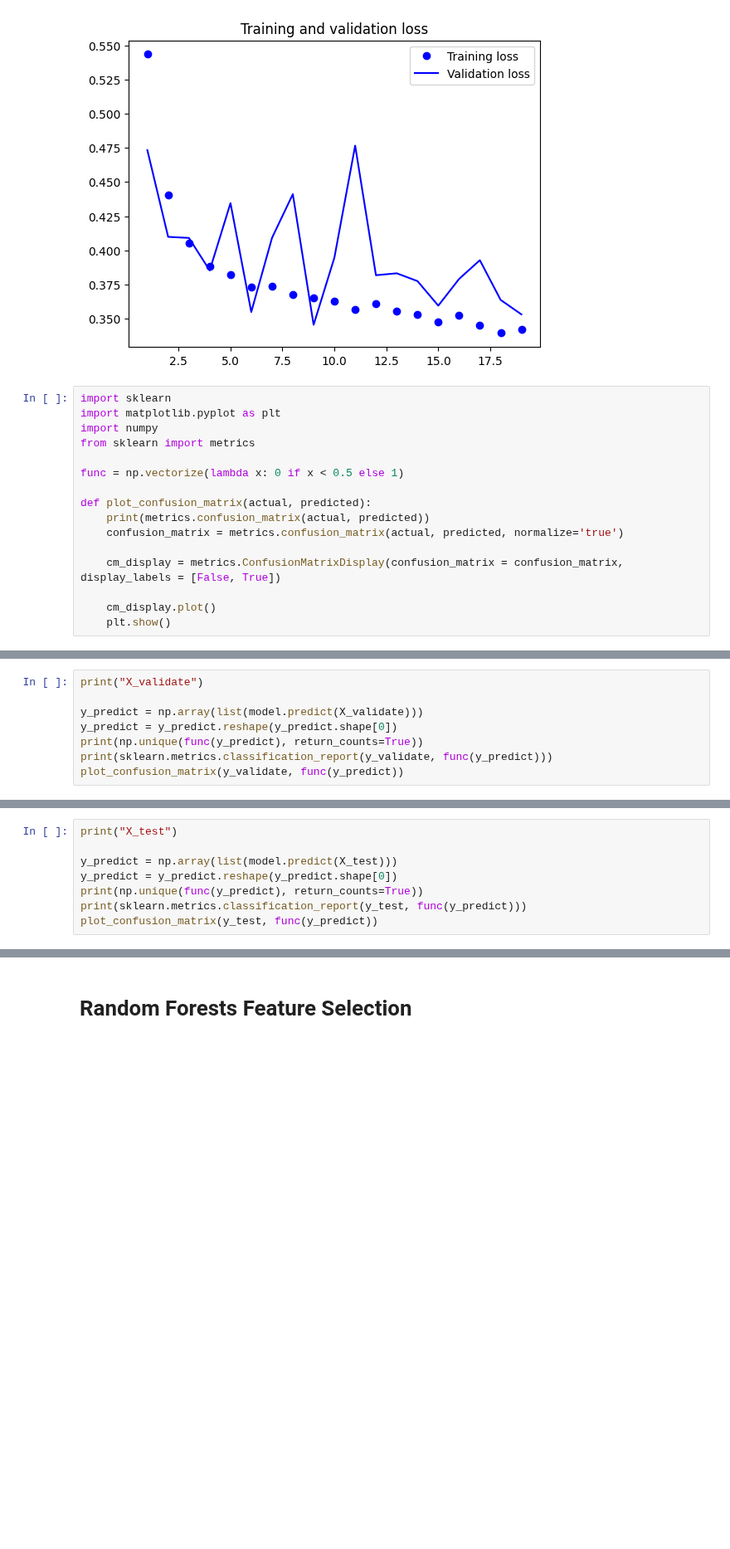
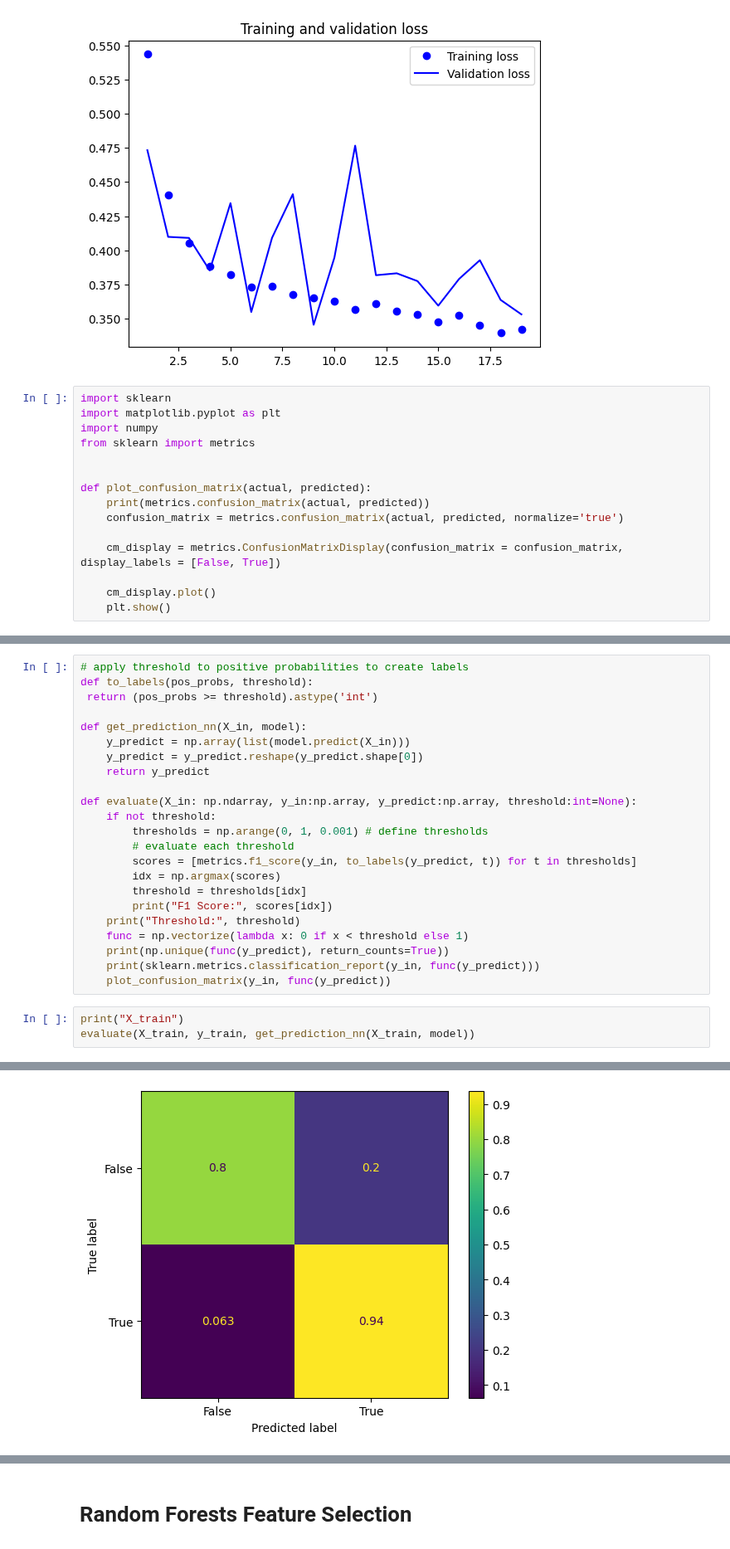
Before and after one commit to ta0a2000t/NASA_Harvest_repo, a Jupyter notebook: Harvest_Event_Detec/harvest_event_detec/nn_model.ipynb, the cells around one changed output, grey strips where cells are left out. Shown at 83% size. Drawn from its saved outputs; the diff is of its cells as text; blank space fills up the shorter version.

Commit message:
selecting best threshold

```diff
--- a/Harvest_Event_Detec/harvest_event_detec/nn_model.ipynb
+++ b/Harvest_Event_Detec/harvest_event_detec/nn_model.ipynb
@@ -255,7 +255,6 @@ import matplotlib.pyplot as plt
 import numpy
 from sklearn import metrics
 
-func = np.vectorize(lambda x: 0 if x < 0.5 else 1)
 
 def plot_confusion_matrix(actual, predicted):
     print(metrics.confusion_matrix(actual, predicted))
@@ -291,8 +266,0 @@ weighted avg       0.86      0.86      0.86      5340
-# %%
-print("X_validate")
-
-y_predict = np.array(list(model.predict(X_validate)))
-y_predict = y_predict.reshape(y_predict.shape[0])
-print(np.unique(func(y_predict), return_counts=True))
-print(sklearn.metrics.classification_report(y_validate, func(y_predict)))
-plot_confusion_matrix(y_validate, func(y_predict))
@@ -315,8 +266,0 @@ weighted avg       0.92      0.84      0.87     12376
-# %%
-print("X_test")
-
-y_predict = np.array(list(model.predict(X_test)))
-y_predict = y_predict.reshape(y_predict.shape[0])
-print(np.unique(func(y_predict), return_counts=True))
-print(sklearn.metrics.classification_report(y_test, func(y_predict)))
-plot_confusion_matrix(y_test, func(y_predict))
@@ -338,0 +267,27 @@ weighted avg       0.91      0.83      0.86      3841
+# %%
+# apply threshold to positive probabilities to create labels
+def to_labels(pos_probs, threshold):
+ return (pos_probs >= threshold).astype('int')
+
+def get_prediction_nn(X_in, model):
+    y_predict = np.array(list(model.predict(X_in)))
+    y_predict = y_predict.reshape(y_predict.shape[0])
+    return y_predict
+
+def evaluate(X_in: np.ndarray, y_in:np.array, y_predict:np.array, threshold:int=None):
+    if not threshold:
+        thresholds = np.arange(0, 1, 0.001) # define thresholds
+        # evaluate each threshold
+        scores = [metrics.f1_score(y_in, to_labels(y_predict, t)) for t in thresholds]
+        idx = np.argmax(scores)
+        threshold = thresholds[idx]
+        print("F1 Score:", scores[idx])
+    print("Threshold:", threshold)
+    func = np.vectorize(lambda x: 0 if x < threshold else 1)
+    print(np.unique(func(y_predict), return_counts=True))
+    print(sklearn.metrics.classification_report(y_in, func(y_predict)))
+    plot_confusion_matrix(y_in, func(y_predict))
+# %%
+print("X_train")
+evaluate(X_train, y_train, get_prediction_nn(X_train, model))
+# %% [output]
@@ -338,0 +310 @@ weighted avg       0.91      0.83      0.86      3841
+[figure, added]
```
Also changed, not shown: parts of 15 cells of this notebook, 1 other file.
